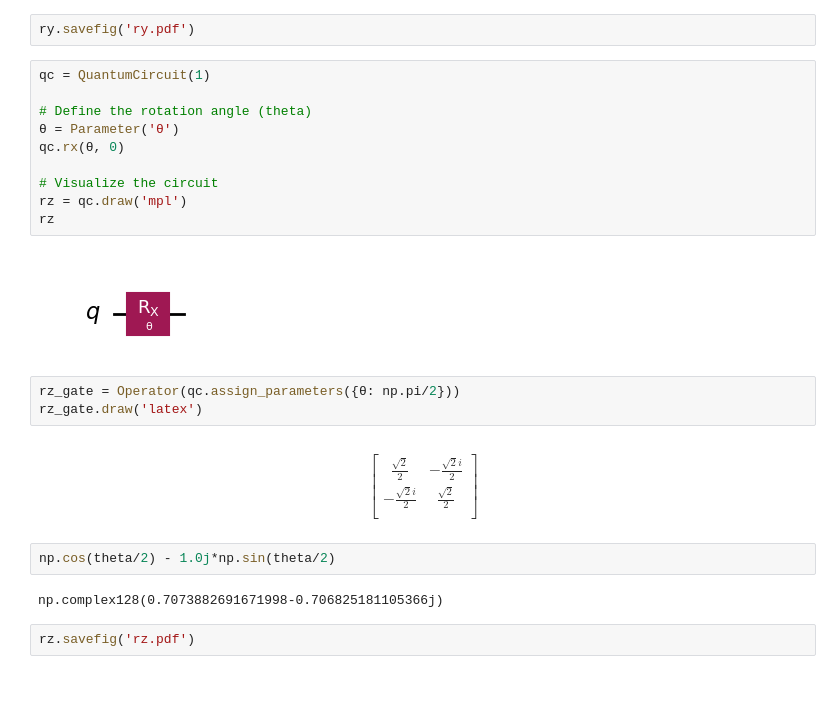
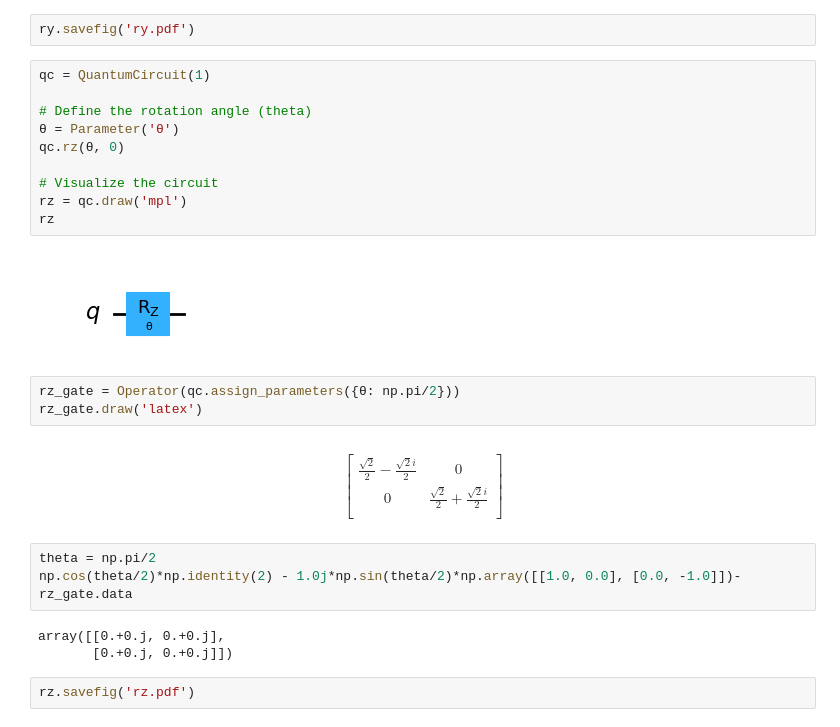
Before and after one commit to bin-wu-phys/QuantumSimulation, a Jupyter notebook: 01.circuits and time evolution.1.x.ipynb, the cells around one changed output. Cells and saved outputs as stored; diff of their text form; blank space fills up the shorter version.

```diff
--- a/01.circuits and time evolution.1.x.ipynb
+++ b/01.circuits and time evolution.1.x.ipynb
@@ -85,29 +169,31 @@ ry.savefig('ry.pdf')
 # %%
 qc = QuantumCircuit(1)
 
 # Define the rotation angle (theta)
 θ = Parameter('θ')
-qc.rx(θ, 0)
+qc.rz(θ, 0)
 
 # Visualize the circuit
 rz = qc.draw('mpl')
 rz
 # %% [output]
-[figure, old version]
+[figure, new version]
 # %%
 rz_gate = Operator(qc.assign_parameters({θ: np.pi/2}))
 rz_gate.draw('latex')
 # %% [output]
 $$
 \begin{bmatrix}
-\frac{\sqrt{2}}{2} & - \frac{\sqrt{2} i}{2}  \\
- - \frac{\sqrt{2} i}{2} & \frac{\sqrt{2}}{2}  \\
+\frac{\sqrt{2}}{2} - \frac{\sqrt{2} i}{2} & 0  \\
+ 0 & \frac{\sqrt{2}}{2} + \frac{\sqrt{2} i}{2}  \\
  \end{bmatrix}
 $$
 # %%
-np.cos(theta/2) - 1.0j*np.sin(theta/2)
+theta = np.pi/2
+np.cos(theta/2)*np.identity(2) - 1.0j*np.sin(theta/2)*np.array([[1.0, 0.0], [0.0, -1.0]])-rz_gate.data
 # %% [output]
-np.complex128(0.7073882691671998-0.706825181105366j)
+array([[0.+0.j, 0.+0.j],
+       [0.+0.j, 0.+0.j]])
 # %%
 rz.savefig('rz.pdf')
 # %%
```
Also changed, not shown: parts of 31 cells of this notebook.
